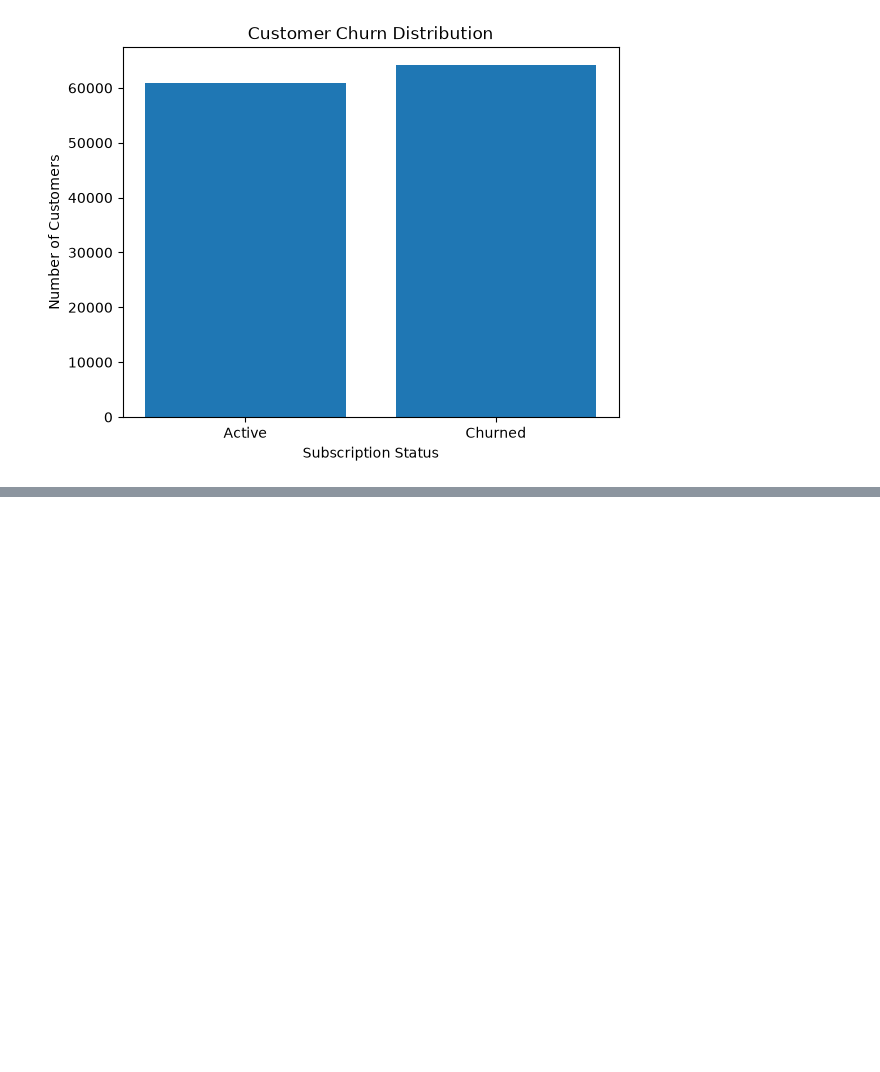
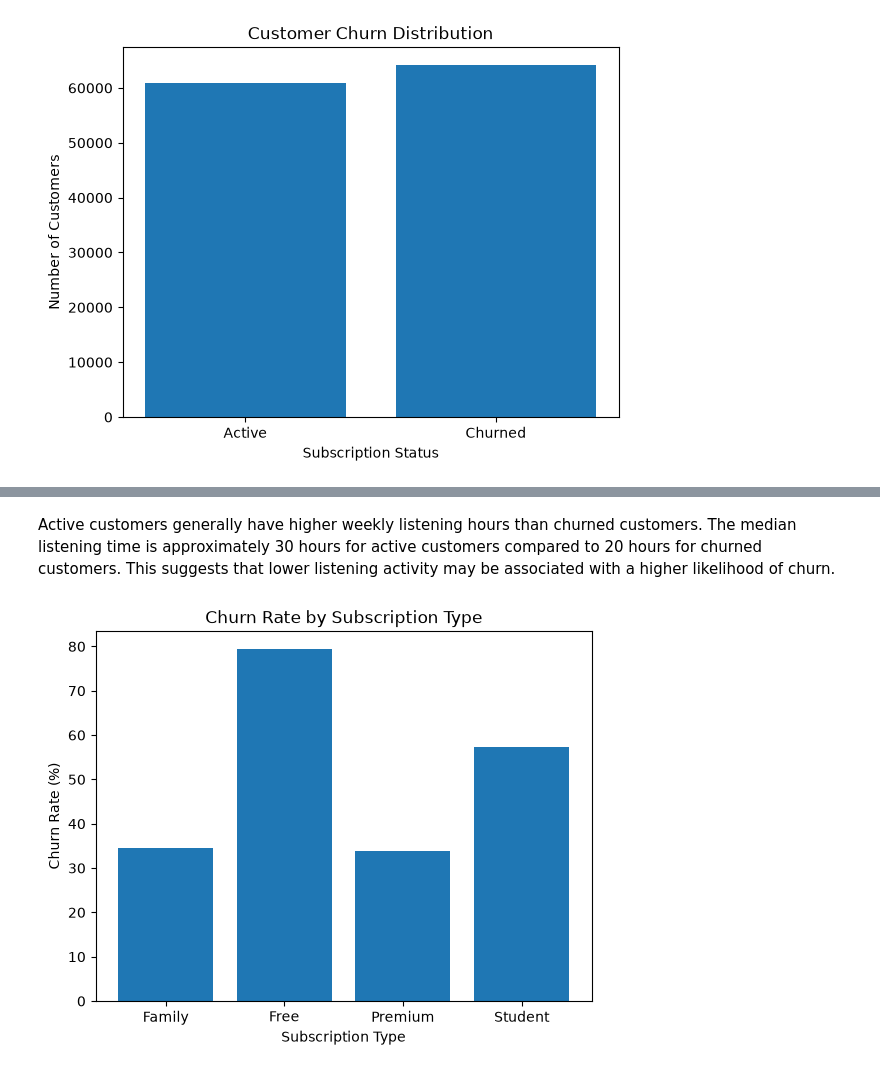
Before and after one commit to madewitt55/cs407-final-project, a Jupyter notebook: elena_task.ipynb, the cells around one changed output, grey strips where cells are left out. Drawn from its saved outputs; the diff is of its cells as text; code cells hidden in the pictures; blank space fills up the shorter version.

```diff
--- a/elena_task.ipynb
+++ b/elena_task.ipynb
@@ -366,0 +500,14 @@ plt.show()
+# %% [markdown]
+Active customers generally have higher weekly listening hours than churned customers. The median listening time is approximately 30 hours for active customers compared to 20 hours for churned customers. This suggests that lower listening activity may be associated with a higher likelihood of churn.
+# %%
+churn_by_plan = df_clean.groupby("subscription_type")["churned"].mean() * 100
+
+plt.bar(churn_by_plan.index, churn_by_plan.values)
+
+plt.title("Churn Rate by Subscription Type")
+plt.xlabel("Subscription Type")
+plt.ylabel("Churn Rate (%)")
+
+plt.show()
+# %% [output]
+[figure, added]
```
Also changed, not shown: parts of 33 cells of this notebook.
